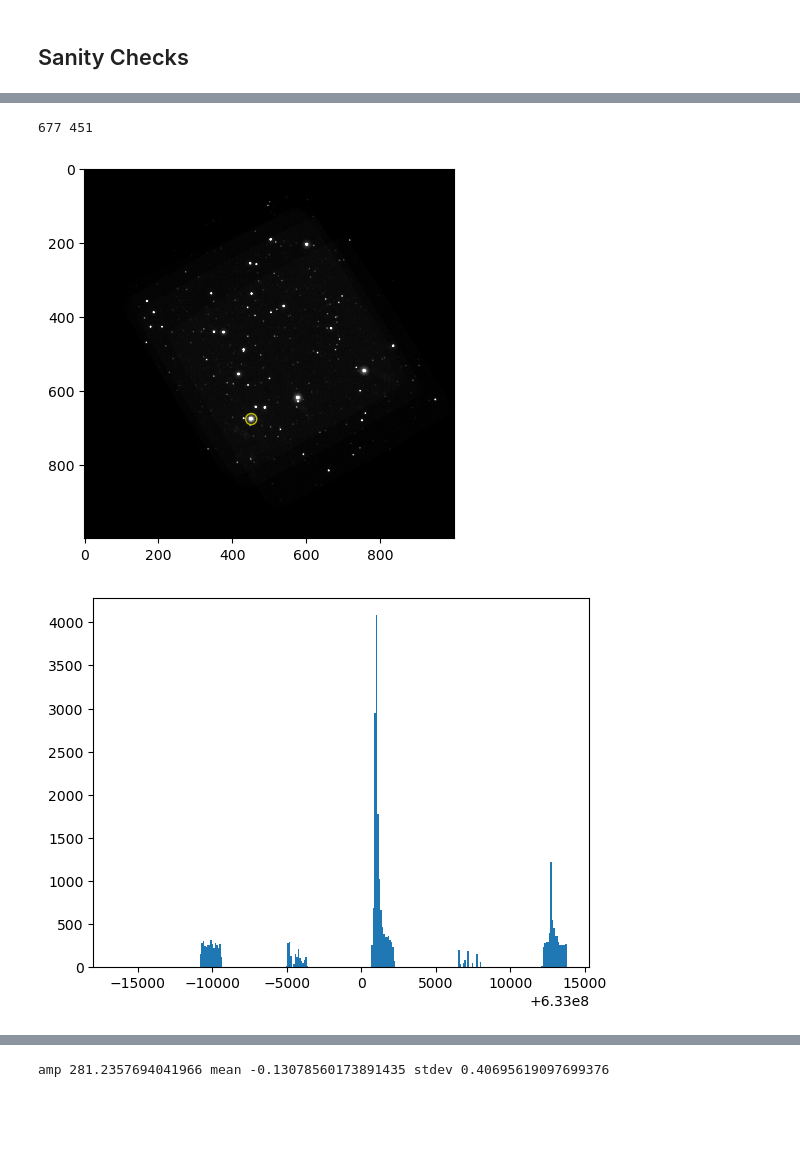
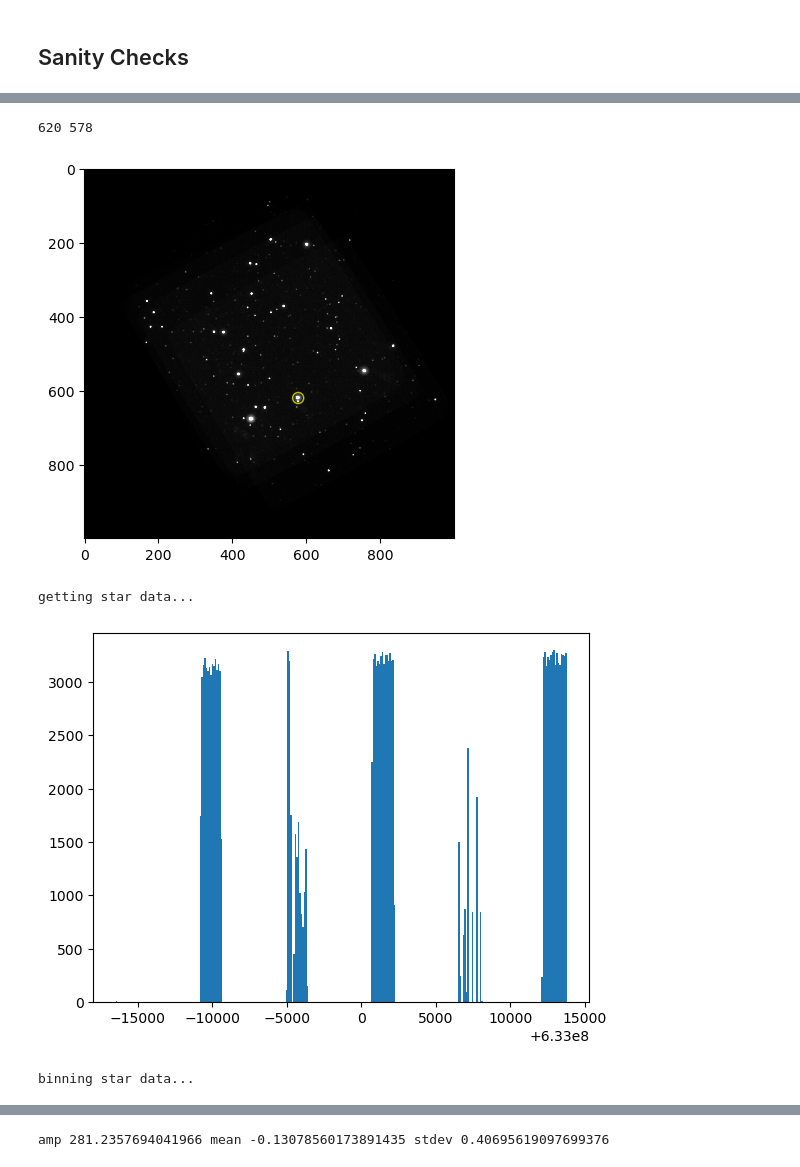
Before and after one commit to saphiooo/counting_stars, a Jupyter notebook: swift_uvot_events.ipynb, the cells around one changed output, grey strips where cells are left out. Cells and saved outputs as stored; diff of their text form; code cells hidden in the pictures; blank space fills up the shorter version.

Commit message:
graph additions

```diff
--- a/swift_uvot_events.ipynb
+++ b/swift_uvot_events.ipynb
@@ -857,16 +857,19 @@ star 346 at [696, 480] with snr 7.058181552820503
 # %%
-starList.displayStar(333, mode='whole')
+starList.displayStar(296, mode='whole')
 # %% [output]
-677 451
+620 578
-[figure, old version]
+[figure, new version]
 # %%
-timeData = getData(stars[109])
+timeData = getData(stars[296])
 plt.hist(timeData['TIME'], bins=300)
 plt.show()
 # %% [output]
+getting star data...
-[figure, old version]
+[figure, new version]
 # %%
 starData = binStarData(timeData['TIME'])
+# %% [output]
+binning star data...
 # %%
 plt.step(starData['time_bin_start'].value, starData['num_events'].value)
 plt.xlabel('Time (s)')
```
Also changed, not shown: parts of 7 cells of this notebook, 1 other file.
